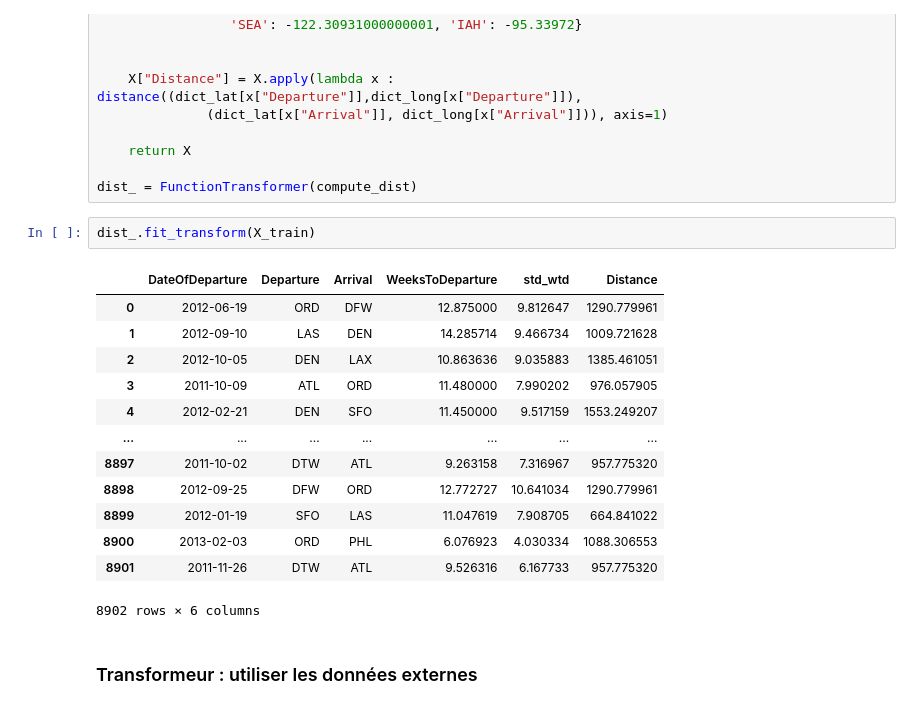
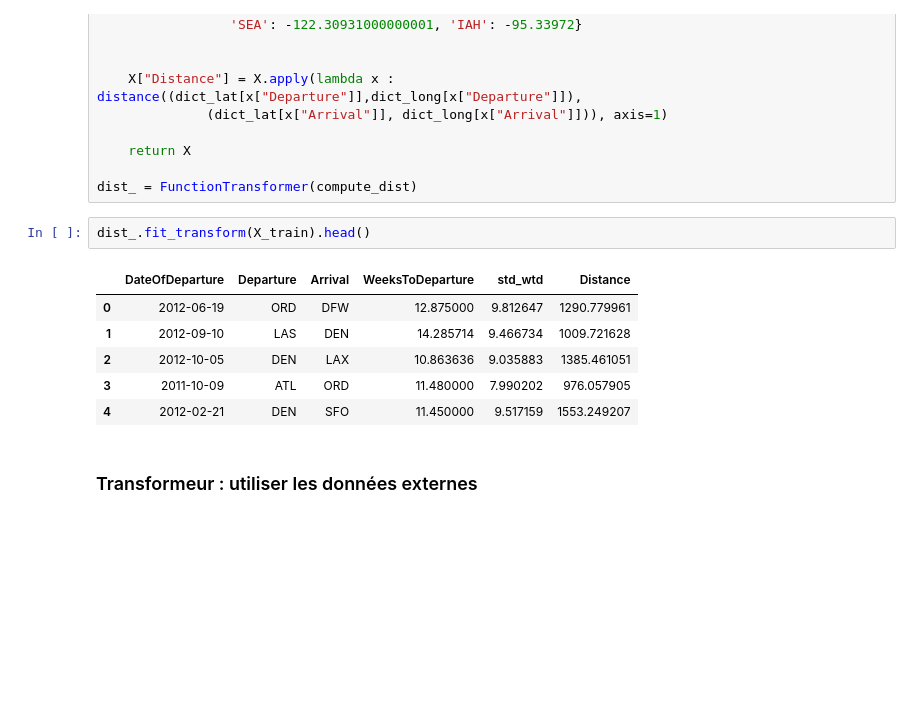
Before and after one commit to samirLazzali/air-passengers-prediction, a Jupyter notebook: start.ipynb, the cells around one changed output. Saved outputs shown, nothing was run; the diff lists cells and outputs as text; blank space fills up the shorter version.

```diff
--- a/start.ipynb
+++ b/start.ipynb
@@ -117,21 +117,14 @@ def compute_dist(X):
 
 dist_ = FunctionTransformer(compute_dist)
 # %%
-dist_.fit_transform(X_train)
+dist_.fit_transform(X_train).head()
 # %% [output]
 |  | DateOfDeparture | Departure | Arrival | WeeksToDeparture | std_wtd | Distance |
 | 0 | 2012-06-19 | ORD | DFW | 12.875000 | 9.812647 | 1290.779961 |
 | 1 | 2012-09-10 | LAS | DEN | 14.285714 | 9.466734 | 1009.721628 |
 | 2 | 2012-10-05 | DEN | LAX | 10.863636 | 9.035883 | 1385.461051 |
 | 3 | 2011-10-09 | ATL | ORD | 11.480000 | 7.990202 | 976.057905 |
 | 4 | 2012-02-21 | DEN | SFO | 11.450000 | 9.517159 | 1553.249207 |
-| ... | ... | ... | ... | ... | ... | ... |
-| 8897 | 2011-10-02 | DTW | ATL | 9.263158 | 7.316967 | 957.775320 |
-| 8898 | 2012-09-25 | DFW | ORD | 12.772727 | 10.641034 | 1290.779961 |
-| 8899 | 2012-01-19 | SFO | LAS | 11.047619 | 7.908705 | 664.841022 |
-| 8900 | 2013-02-03 | ORD | PHL | 6.076923 | 4.030334 | 1088.306553 |
-| 8901 | 2011-11-26 | DTW | ATL | 9.526316 | 6.167733 | 957.775320 |
-8902 rows × 6 columns
 # %% [markdown]
 ### Transformeur : utiliser les données externes
 # %% [markdown]
```
Also changed, not shown: parts of 3 cells of this notebook, 1 other file.
